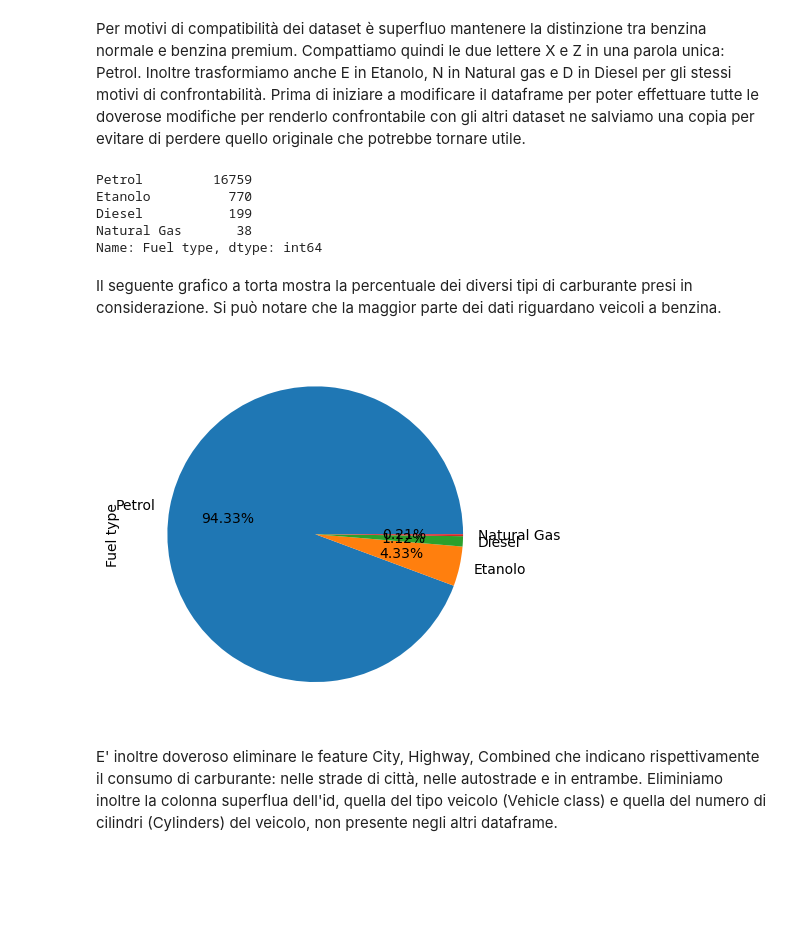
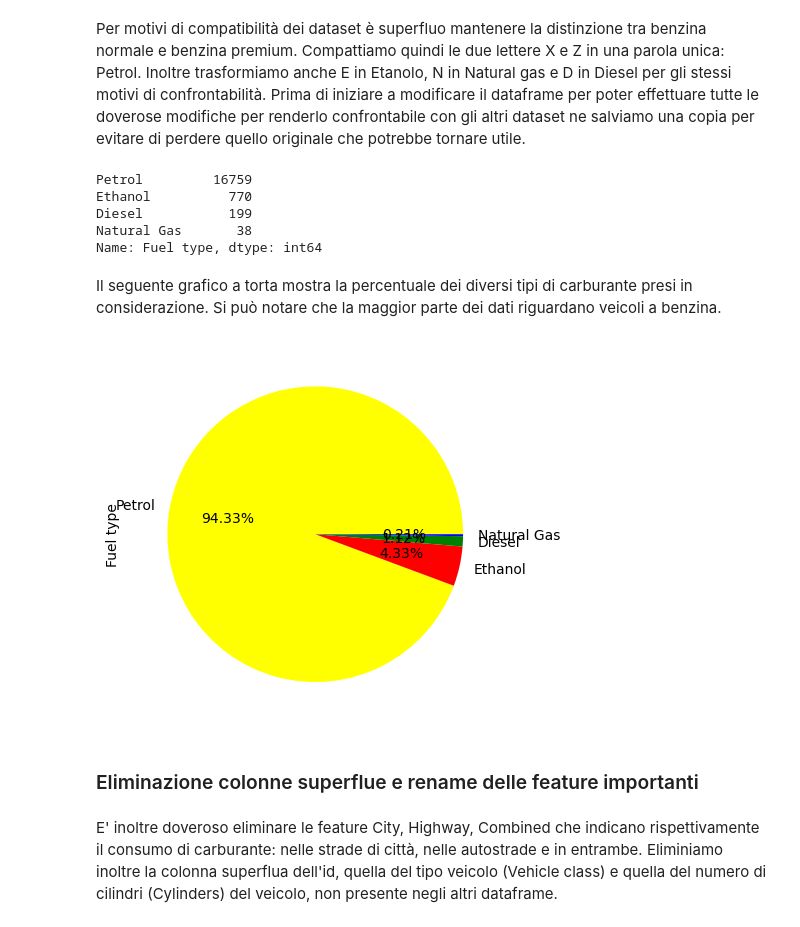
Before and after one commit to francesco-zatto/dia-project, a Jupyter notebook: car_emissions.ipynb, the cells around one changed output. Drawn from its saved outputs; the diff is of its cells as text; code cells hidden in the pictures; blank space fills up the shorter version.

Commit message:
Finish exploration of canada_emissions dataset

```diff
--- a/car_emissions.ipynb
+++ b/car_emissions.ipynb
@@ -155,21 +186,25 @@ Inoltre trasformiamo anche E in Etanolo, N in Natural gas e D in Diesel per gli
 Prima di iniziare a modificare il dataframe per poter effettuare tutte le doverose modifiche per renderlo confrontabile con gli altri dataset ne salviamo una copia per evitare di perdere quello originale che potrebbe tornare utile.
 # %%
 canada_emissions_copy = canada_emissions.copy()
-canada_emissions["Fuel type"] = canada_emissions["Fuel type"].replace({'X': 'Petrol', 'Z': 'Petrol', 'D': 'Diesel', 'N': 'Natural Gas', 'E': 'Etanolo'})
+canada_emissions["Fuel type"] = canada_emissions["Fuel type"].replace({'X': 'Petrol', 'Z': 'Petrol', 'D': 'Diesel', 'N': 'Natural Gas', 'E': 'Ethanol'})
 canada_emissions["Fuel type"].value_counts()
 # %% [output]
 Petrol         16759
-Etanolo          770
+Ethanol          770
 Diesel           199
 Natural Gas       38
 Name: Fuel type, dtype: int64
 # %% [markdown]
 Il seguente grafico a torta mostra la percentuale dei diversi tipi di carburante presi in considerazione. Si può notare che la maggior parte dei dati riguardano veicoli a benzina.
 # %%
-canada_emissions["Fuel type"].value_counts().plot.pie(autopct="%.2f%%")
+fuel_type_colors = {"Petrol": "yellow", "Ethanol": "red", "Diesel": "green", "Natural Gas": "blue"}
+canada_fuel_type = canada_emissions["Fuel type"].value_counts()
+canada_fuel_type.plot.pie(colors = canada_fuel_type.index.map(fuel_type_colors), autopct="%.2f%%")
 plt.show()
 # %% [output]
-[figure, old version]
+[figure, new version]
+# %% [markdown]
+### Eliminazione colonne superflue e rename delle feature importanti
 # %% [markdown]
 E' inoltre doveroso eliminare le feature City, Highway, Combined che indicano rispettivamente il consumo di carburante: nelle strade di città, nelle autostrade e in entrambe. Eliminiamo inoltre la colonna superflua dell'id, quella del tipo veicolo (Vehicle class) e quella del numero di cilindri (Cylinders) del veicolo, non presente negli altri dataframe.
 # %%
```
Also changed, not shown: parts of 15 cells of this notebook.
